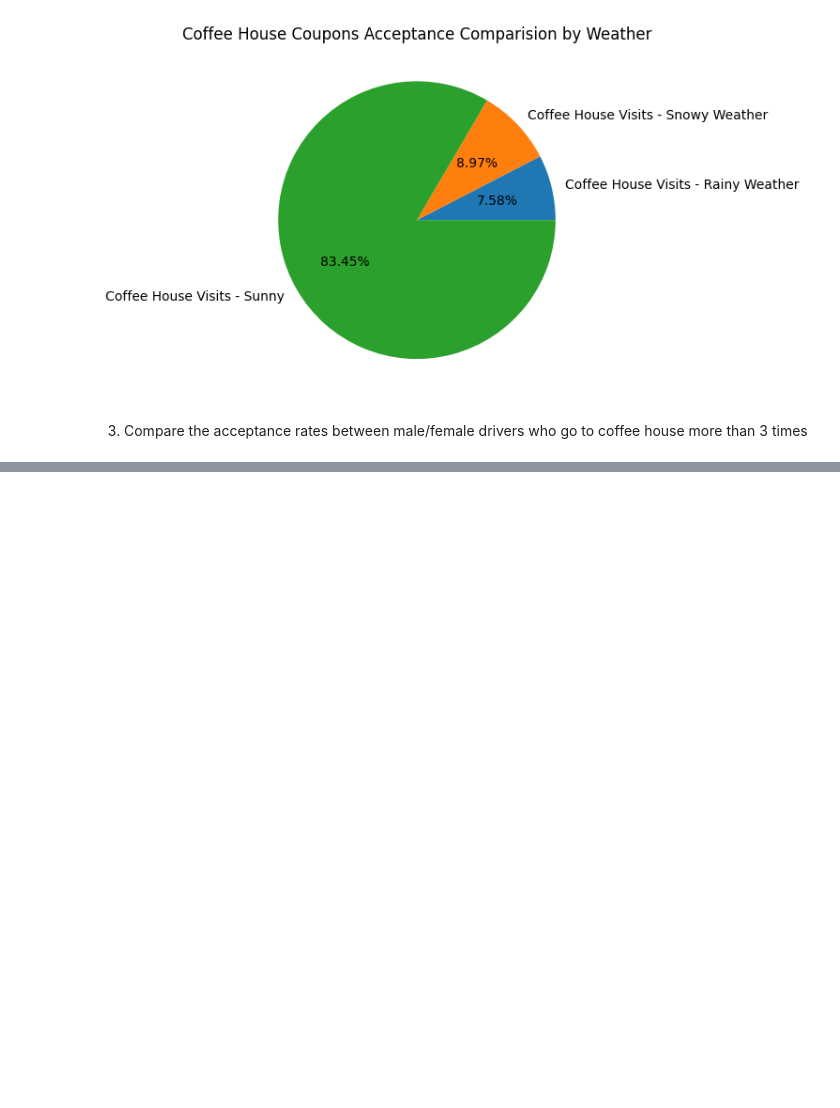
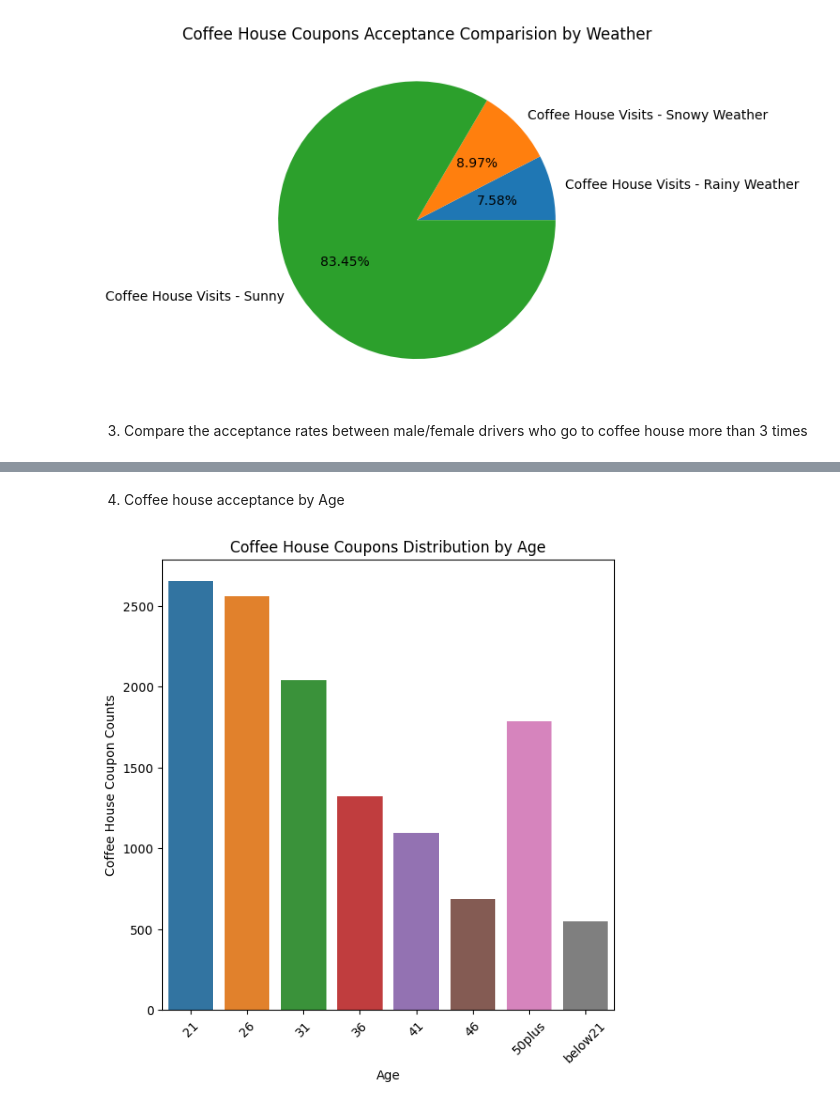
Before and after one commit to atewari-bot/driving-coupon, a Jupyter notebook: prompt.ipynb, the cells around one changed output, grey strips where cells are left out. Drawn from its saved outputs; the diff is of its cells as text; code cells hidden in the pictures; blank space fills up the shorter version.

Commit message:
Coffee house further analysis

```diff
--- a/prompt.ipynb
+++ b/prompt.ipynb
@@ -1032 +1010,19 @@ plt.pie([coffee_house_visits_gender_df['Male'], coffee_house_visits_gender_df['F
 [figure]
+# %% [markdown]
+4. Coffee house acceptance by Age
+# %%
+# Bar plot visualization for coffee house coupons by age
+
+coffee_house_age = data.groupby('age')['age'].value_counts().reset_index()
+coffee_house_age
+plt.figure(figsize=(6, 6))
+sns.barplot(coffee_house_age, x='age', y='count', hue='age')
+plt.title('Coffee House Coupons Distribution by Age')
+plt.xlabel('Age')
+plt.ylabel('Coffee House Coupon Counts')
+plt.tight_layout()
+plt.xticks(rotation=45)
+plt.savefig("images/ch_by_age.png")
+plt.show()
+# %% [output]
+[figure, added]
```
Also changed, not shown: parts of 8 cells of this notebook, 5 other files.
